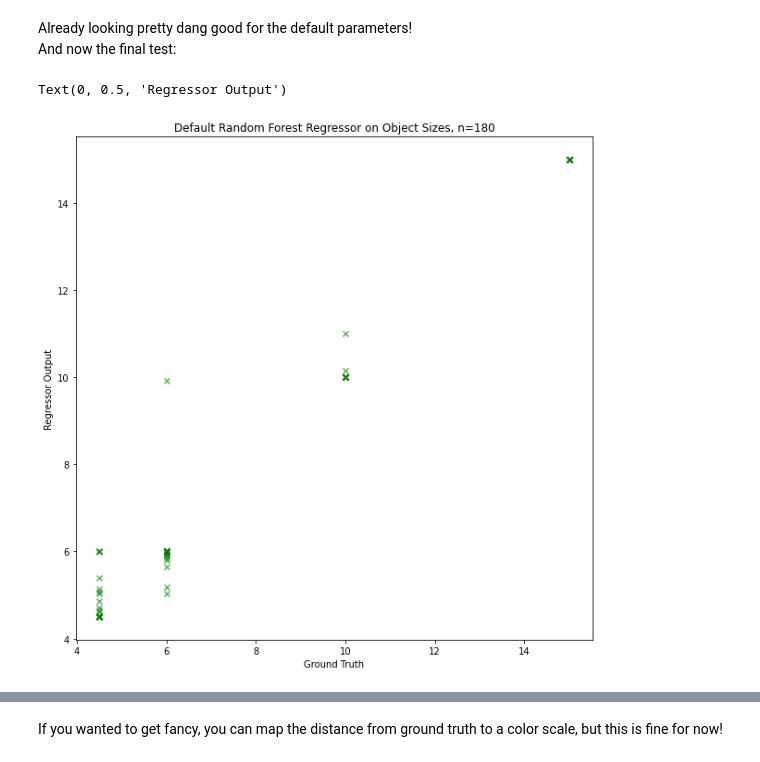
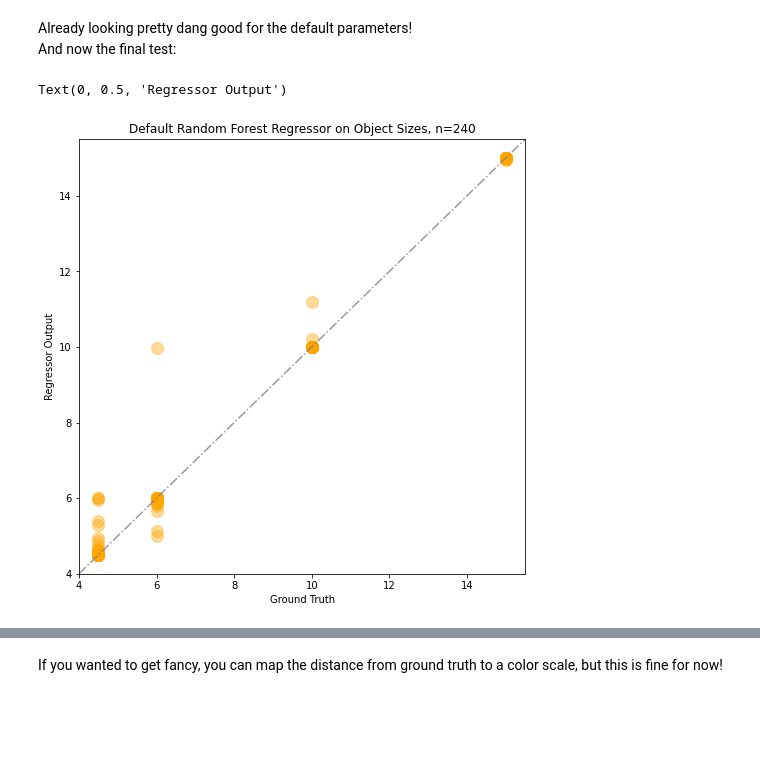
Before and after one commit to bengincley/pintolab_ml_workshop, a Jupyter notebook: ml_workshop_notebook.ipynb, the cells around one changed output, grey strips where cells are left out. Saved outputs shown, nothing was run; the diff lists cells and outputs as text; code cells hidden in the pictures; blank space fills up the shorter version.

```diff
--- a/ml_workshop_notebook.ipynb
+++ b/ml_workshop_notebook.ipynb
@@ -483,8 +511,7 @@ feature_names = list(df.columns)
 features = np.asarray(df_filtered)
 # %%
 # Separate Train-Validation and Test sets
-xTrainset, xTest, yTrainset, yTest = train_test_split(features, target,
-                                                    test_size=0.15,random_state=1)
+xTrainset, xTest, yTrainset, yTest = train_test_split(features, target, test_size=0.2,random_state=1)
 # %%
 from sklearn.ensemble import RandomForestRegressor
 RFRegressor = RandomForestRegressor()
@@ -505,12 +533,16 @@ RandomForestRegressor()
 Already looking pretty dang good for the default parameters!<br />
 And now the final test:
 # %%
-testPredict = RFRegressor.predict(xTest)
-plt.figure(figsize=(10,10))
-plt.scatter(yTest,testPredict,color='g',marker='x',alpha=0.6)
+rfregTestPredict = RFRegressor.predict(xTest)
+lims = [4,15.5]
+plt.figure(figsize=(8,8))
+plt.scatter(yTest,rfregTestPredict,color='orange',marker='o',s=140,alpha=0.4)
+plt.plot(lims,lims,'-.',c='gray',alpha=0.8)
+plt.xlim(lims)
+plt.ylim(lims)
 plt.title(f"Default Random Forest Regressor on Object Sizes, n={len(yTest)}")
 plt.xlabel("Ground Truth")
 plt.ylabel("Regressor Output")
 # %% [output]
 Text(0, 0.5, 'Regressor Output')
-[figure, old version]
+[figure, new version]
```
Also changed, not shown: parts of 40 cells of this notebook, 1 other file.
